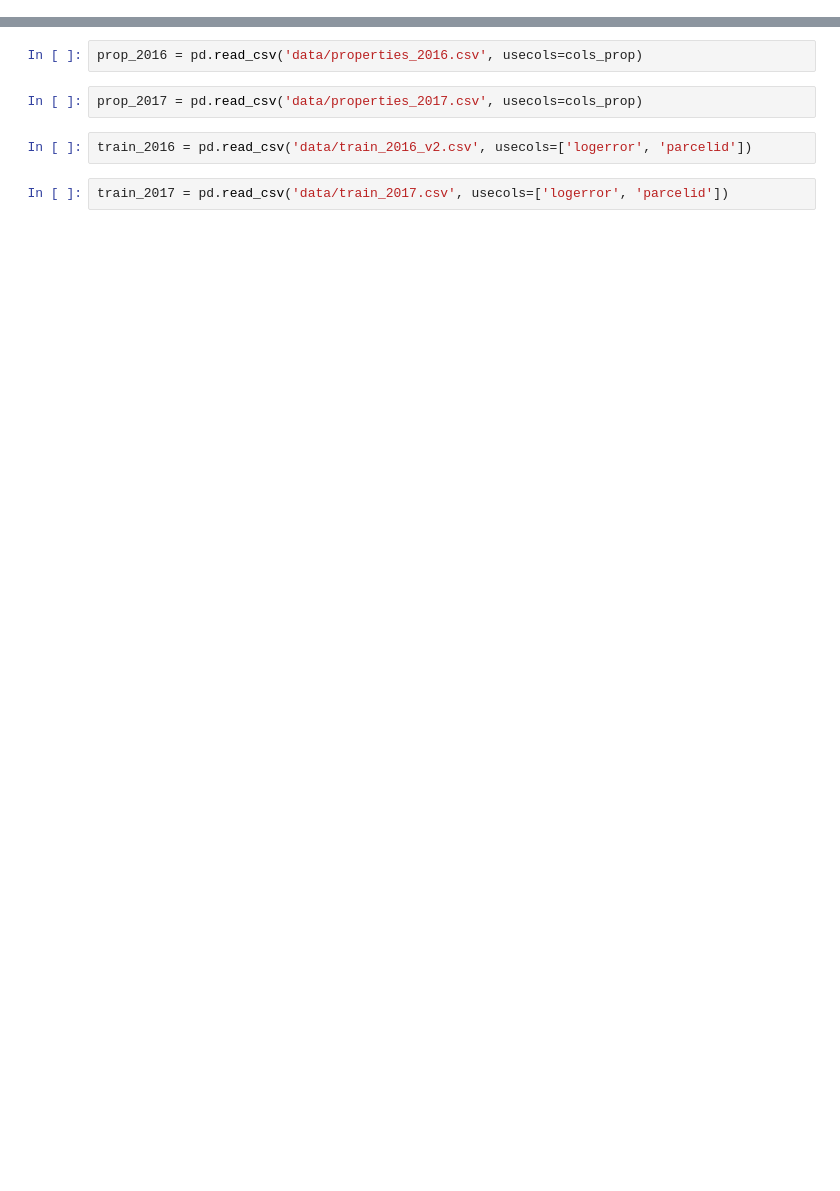
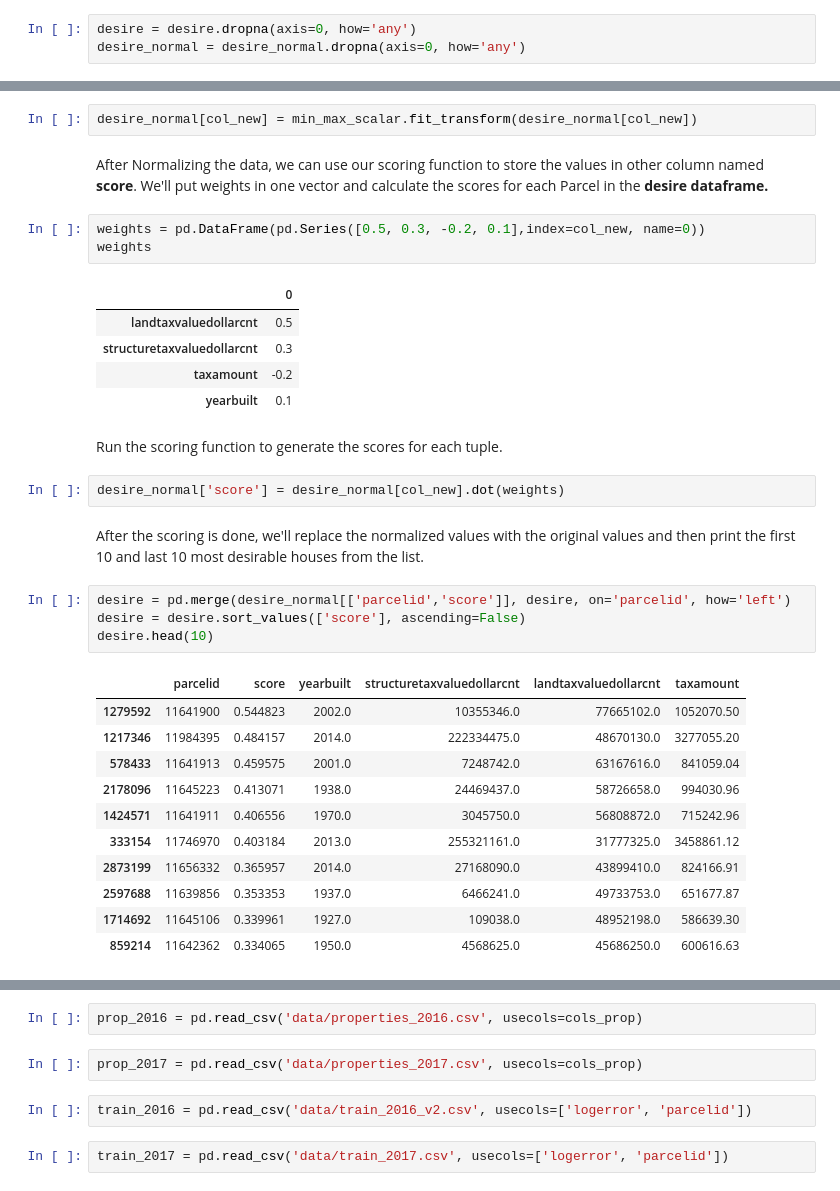
Before and after one commit to tyagi-iiitv/CSE519-2017-111482304-111733554, a Jupyter notebook: dryRunAnjulTyagi.ipynb, the cells around one changed output, grey strips where cells are left out. Saved outputs shown, nothing was run; the diff lists cells and outputs as text; blank space fills up the shorter version.

```diff
--- a/dryRunAnjulTyagi.ipynb
+++ b/dryRunAnjulTyagi.ipynb
@@ -19,0 +31,3 @@ cols_prop = ['taxvaluedollarcnt',
+# %%
+desire = desire.dropna(axis=0, how='any')
+desire_normal = desire_normal.dropna(axis=0, how='any')
@@ -19,0 +42,35 @@ cols_prop = ['taxvaluedollarcnt',
+# %%
+desire_normal[col_new] = min_max_scalar.fit_transform(desire_normal[col_new])
+# %% [markdown]
+After Normalizing the data, we can use our scoring function to store the values in other column named **score**. We'll put weights in one vector and calculate the scores for each Parcel in the **desire dataframe.**
+# %%
+weights = pd.DataFrame(pd.Series([0.5, 0.3, -0.2, 0.1],index=col_new, name=0))
+weights
+# %% [output]
+|  | 0 |
+| landtaxvaluedollarcnt | 0.5 |
+| structuretaxvaluedollarcnt | 0.3 |
+| taxamount | -0.2 |
+| yearbuilt | 0.1 |
+# %% [markdown]
+Run the scoring function to generate the scores for each tuple.
+# %%
+desire_normal['score'] = desire_normal[col_new].dot(weights)
+# %% [markdown]
+After the scoring is done, we'll replace the normalized values with the original values and then print the first 10 and last 10 most desirable houses from the list.
+# %%
+desire = pd.merge(desire_normal[['parcelid','score']], desire, on='parcelid', how='left')
+desire = desire.sort_values(['score'], ascending=False)
+desire.head(10)
+# %% [output]
+|  | parcelid | score | yearbuilt | structuretaxvaluedollarcnt | landtaxvaluedollarcnt | taxamount |
+| 1279592 | 11641900 | 0.544823 | 2002.0 | 10355346.0 | 77665102.0 | 1052070.50 |
+| 1217346 | 11984395 | 0.484157 | 2014.0 | 222334475.0 | 48670130.0 | 3277055.20 |
+| 578433 | 11641913 | 0.459575 | 2001.0 | 7248742.0 | 63167616.0 | 841059.04 |
+| 2178096 | 11645223 | 0.413071 | 1938.0 | 24469437.0 | 58726658.0 | 994030.96 |
+| 1424571 | 11641911 | 0.406556 | 1970.0 | 3045750.0 | 56808872.0 | 715242.96 |
+| 333154 | 11746970 | 0.403184 | 2013.0 | 255321161.0 | 31777325.0 | 3458861.12 |
+| 2873199 | 11656332 | 0.365957 | 2014.0 | 27168090.0 | 43899410.0 | 824166.91 |
+| 2597688 | 11639856 | 0.353353 | 1937.0 | 6466241.0 | 49733753.0 | 651677.87 |
+| 1714692 | 11645106 | 0.339961 | 1927.0 | 109038.0 | 48952198.0 | 586639.30 |
+| 859214 | 11642362 | 0.334065 | 1950.0 | 4568625.0 | 45686250.0 | 600616.63 |
```
Also changed, not shown: parts of 237 cells of this notebook.
